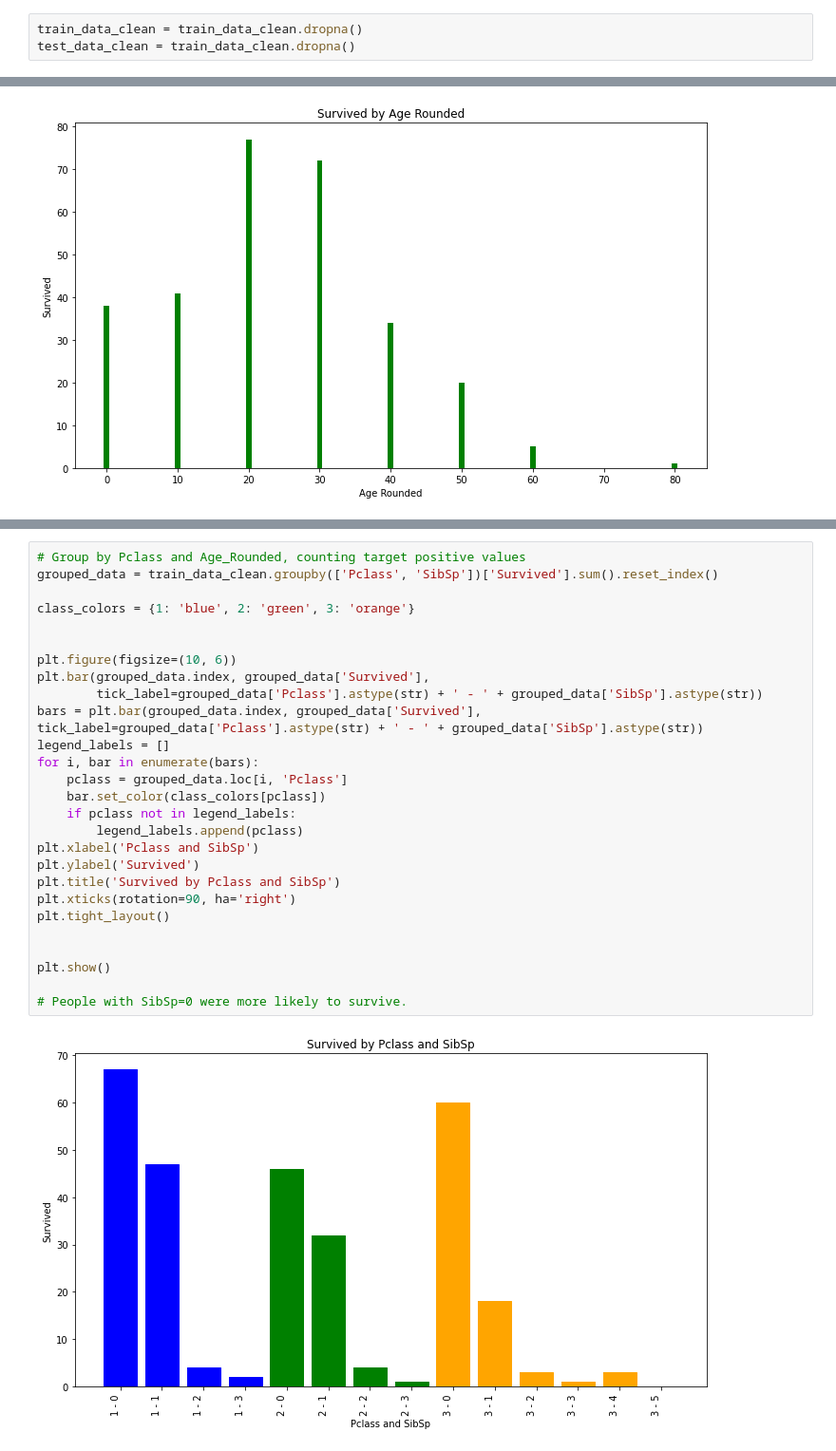
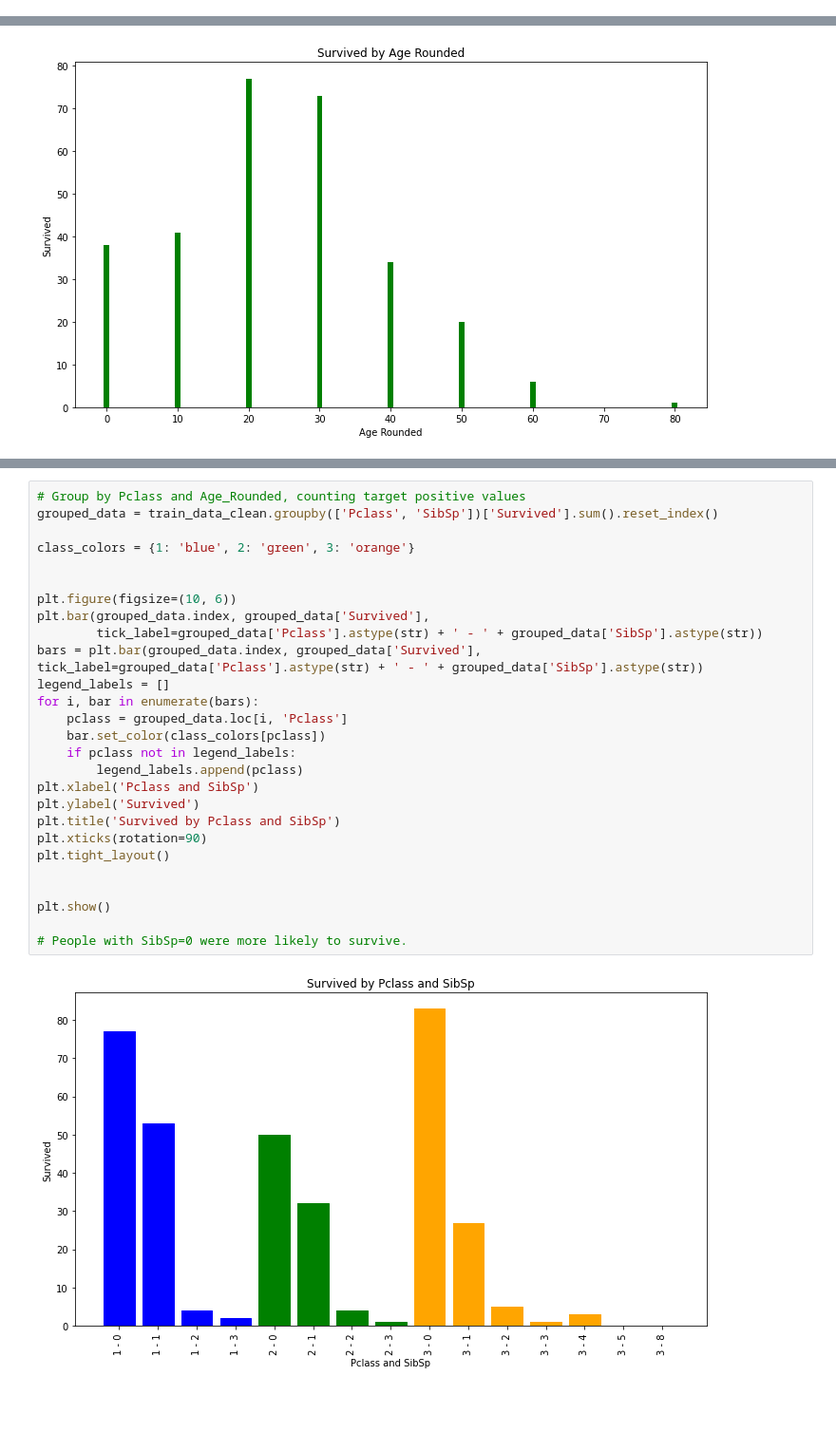
Before and after one commit to vitorkendia/projetos, a Jupyter notebook: Kaggle_Challenges/Kaggle_titanic.ipynb, the cells around one changed output, grey strips where cells are left out. Shown at 95% size. Saved outputs shown, nothing was run; the diff lists cells and outputs as text; blank space fills up the shorter version.

```diff
--- a/Kaggle_Challenges/Kaggle_titanic.ipynb
+++ b/Kaggle_Challenges/Kaggle_titanic.ipynb
@@ -87,9 +87,6 @@ plt.legend()
 # %%
 train_data_clean = train_data.drop(columns='Cabin')
 test_data_clean = test_data.drop(columns='Cabin')
-# %%
-train_data_clean = train_data_clean.dropna()
-test_data_clean = train_data_clean.dropna()
 # %%
 plt.title('NaN Values')
 plt.barh(y=train_data_clean.columns,
@@ -230,32 +228,32 @@ plt.show()
 # %%
 # Group by Pclass and Age_Rounded, counting target positive values
 grouped_data = train_data_clean.groupby(['Pclass', 'SibSp'])['Survived'].sum().reset_index()
 
 class_colors = {1: 'blue', 2: 'green', 3: 'orange'}
 
 
 plt.figure(figsize=(10, 6))
 plt.bar(grouped_data.index, grouped_data['Survived'],
         tick_label=grouped_data['Pclass'].astype(str) + ' - ' + grouped_data['SibSp'].astype(str))
 bars = plt.bar(grouped_data.index, grouped_data['Survived'], tick_label=grouped_data['Pclass'].astype(str) + ' - ' + grouped_data['SibSp'].astype(str))
 legend_labels = []
 for i, bar in enumerate(bars):
     pclass = grouped_data.loc[i, 'Pclass']
     bar.set_color(class_colors[pclass])
     if pclass not in legend_labels:
         legend_labels.append(pclass)
 plt.xlabel('Pclass and SibSp')
 plt.ylabel('Survived')
 plt.title('Survived by Pclass and SibSp')
-plt.xticks(rotation=90, ha='right')
+plt.xticks(rotation=90)
 plt.tight_layout()
 
 
 plt.show()
 
 # People with SibSp=0 were more likely to survive.
 # %% [output]
-[figure, old version]
+[figure, new version]
 # %%
 train_data_clean.groupby(['Sex'])['Survived'].sum()
 
```
Also changed, not shown: parts of 83 cells of this notebook, 2 other files.
